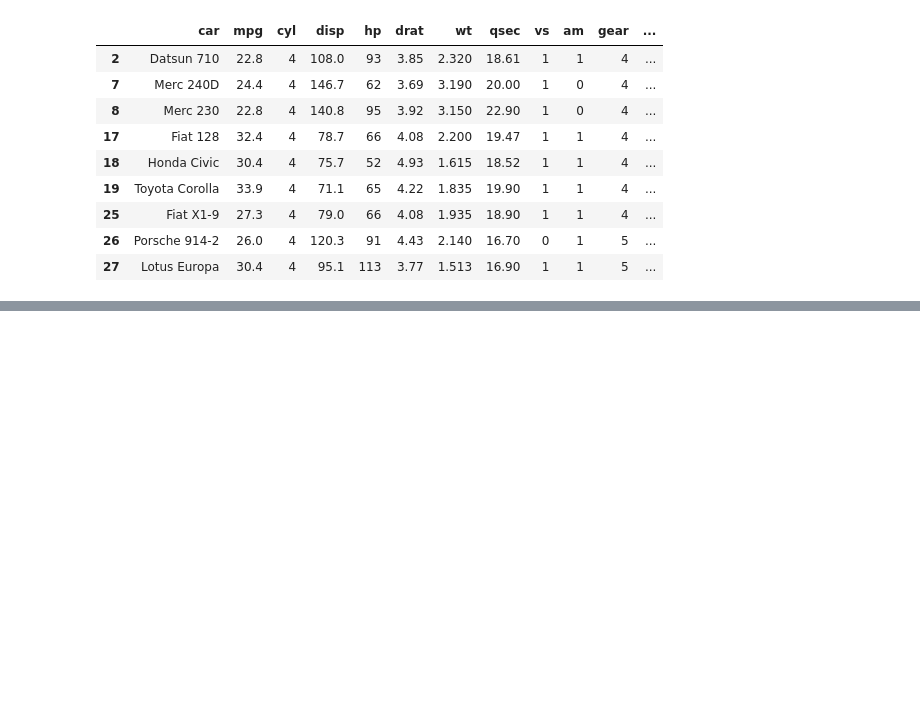
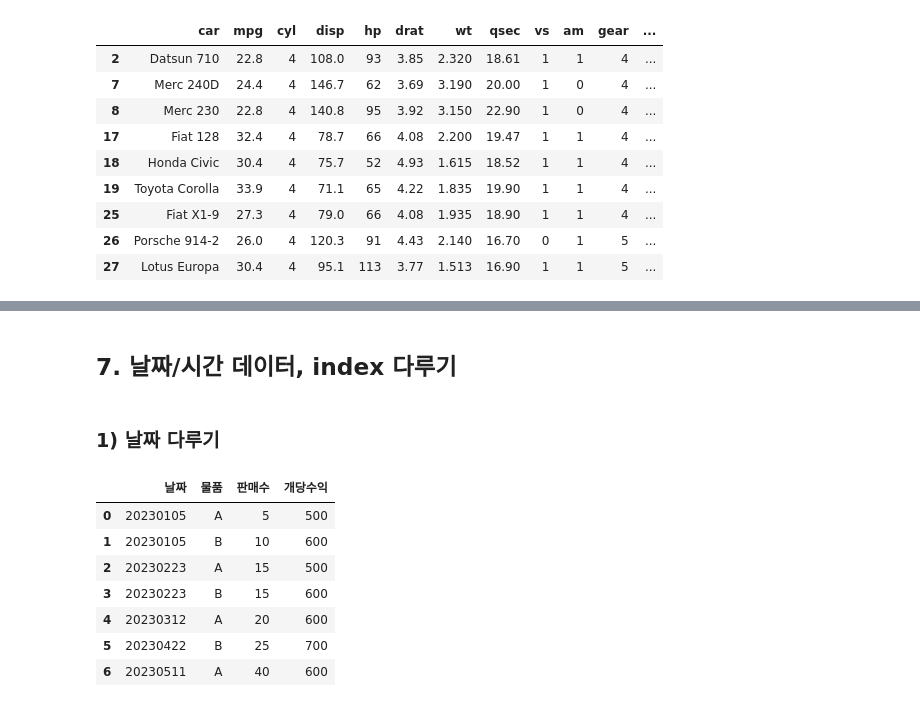
Before and after one commit to hyunsookim0813/my-quarto-website, a Jupyter notebook: BigData_Analysis/실기_파이썬기초.ipynb, the cells around one changed output, grey strips where cells are left out. Cells and saved outputs as stored; diff of their text form; code cells hidden in the pictures; blank space fills up the shorter version.

```diff
--- a/BigData_Analysis/실기_파이썬기초.ipynb
+++ b/BigData_Analysis/실기_파이썬기초.ipynb
@@ -718,0 +844,22 @@ print(df1.shape)
+# %% [markdown]
+## 7. 날짜/시간 데이터, index 다루기
+# %% [markdown]
+### 1) 날짜 다루기
+# %%
+# 데이터 만들기
+df = pd.DataFrame({
+    '날짜' : ['20230105','20230105','20230223','20230223',
+            '20230312','20230422','20230511'],
+    '물품' : ['A','B','A','B','A','B','A'],
+    '판매수' : [5,10,15,15,20,25,40],
+    '개당수익' : [500,600,500,600,600,700,600] })
+df
+# %% [output]
+|  | 날짜 | 물품 | 판매수 | 개당수익 |
+| 0 | 20230105 | A | 5 | 500 |
+| 1 | 20230105 | B | 10 | 600 |
+| 2 | 20230223 | A | 15 | 500 |
+| 3 | 20230223 | B | 15 | 600 |
+| 4 | 20230312 | A | 20 | 600 |
+| 5 | 20230422 | B | 25 | 700 |
+| 6 | 20230511 | A | 40 | 600 |
```
Also changed, not shown: parts of 114 cells of this notebook, 3 other files.
